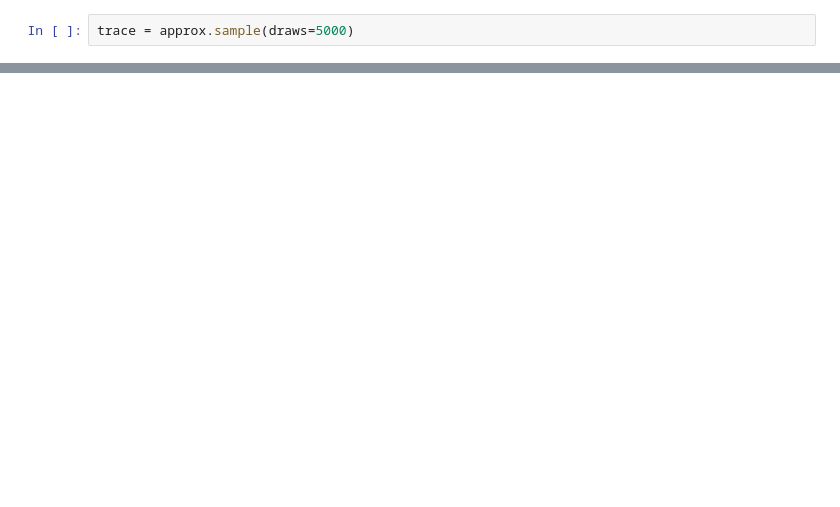
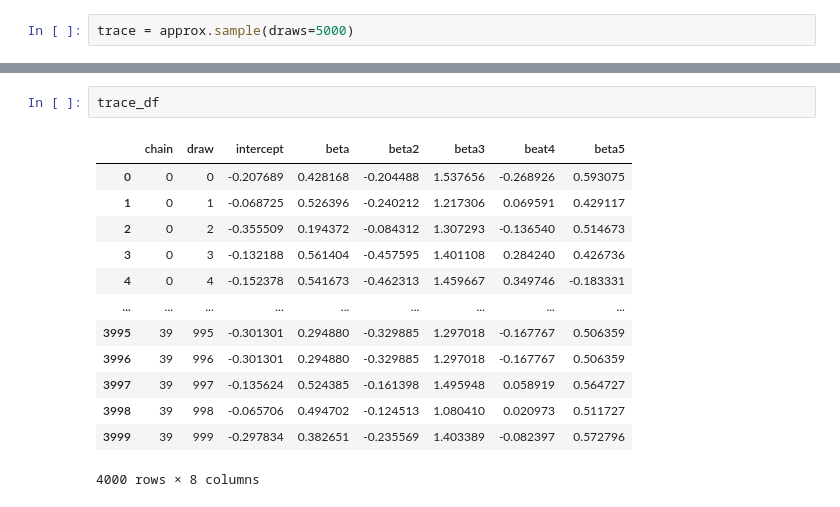
Before and after one commit to manuel-labbe/practica, a Jupyter notebook: modelos.ipynb, the cells around one changed output, grey strips where cells are left out. Drawn from its saved outputs; the diff is of its cells as text; blank space fills up the shorter version.

```diff
--- a/modelos.ipynb
+++ b/modelos.ipynb
@@ -402,0 +534,16 @@ trace = approx.sample(draws=5000)
+# %%
+trace_df
+# %% [output]
+|  | chain | draw | intercept | beta | beta2 | beta3 | beat4 | beta5 |
+| 0 | 0 | 0 | -0.207689 | 0.428168 | -0.204488 | 1.537656 | -0.268926 | 0.593075 |
+| 1 | 0 | 1 | -0.068725 | 0.526396 | -0.240212 | 1.217306 | 0.069591 | 0.429117 |
+| 2 | 0 | 2 | -0.355509 | 0.194372 | -0.084312 | 1.307293 | -0.136540 | 0.514673 |
+| 3 | 0 | 3 | -0.132188 | 0.561404 | -0.457595 | 1.401108 | 0.284240 | 0.426736 |
+| 4 | 0 | 4 | -0.152378 | 0.541673 | -0.462313 | 1.459667 | 0.349746 | -0.183331 |
+| ... | ... | ... | ... | ... | ... | ... | ... | ... |
+| 3995 | 39 | 995 | -0.301301 | 0.294880 | -0.329885 | 1.297018 | -0.167767 | 0.506359 |
+| 3996 | 39 | 996 | -0.301301 | 0.294880 | -0.329885 | 1.297018 | -0.167767 | 0.506359 |
+| 3997 | 39 | 997 | -0.135624 | 0.524385 | -0.161398 | 1.495948 | 0.058919 | 0.564727 |
+| 3998 | 39 | 998 | -0.065706 | 0.494702 | -0.124513 | 1.080410 | 0.020973 | 0.511727 |
+| 3999 | 39 | 999 | -0.297834 | 0.382651 | -0.235569 | 1.403389 | -0.082397 | 0.572796 |
+4000 rows × 8 columns
```
Also changed, not shown: parts of 43 cells of this notebook.
